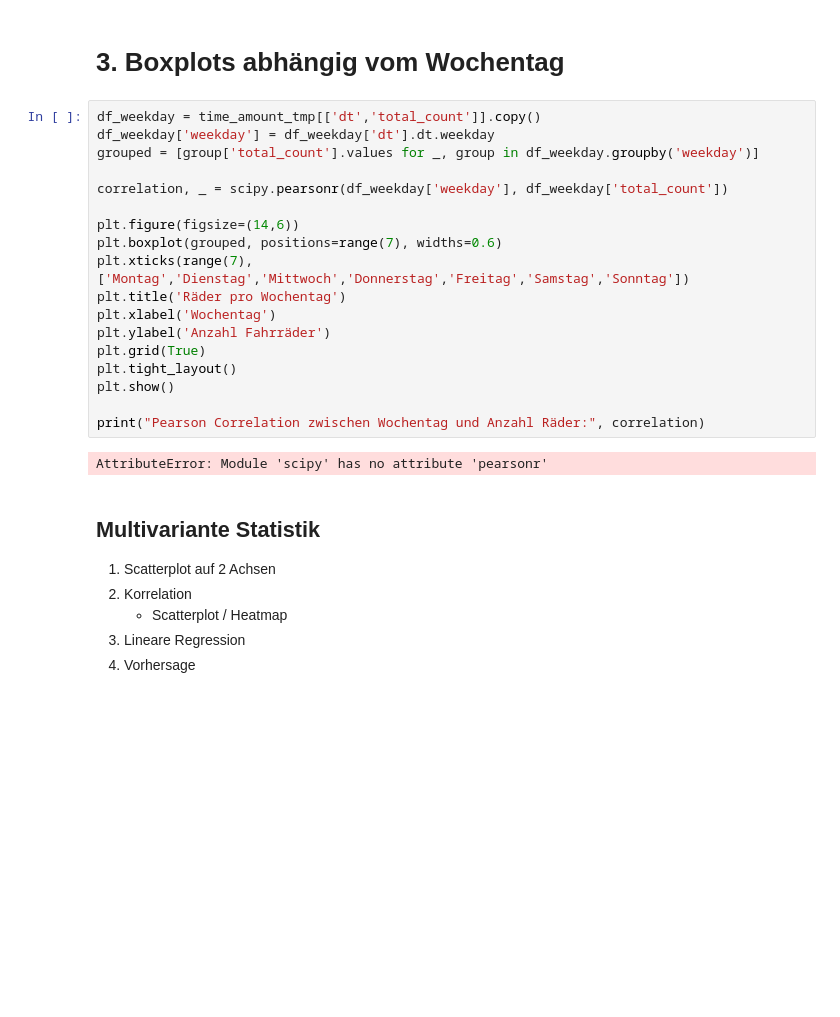
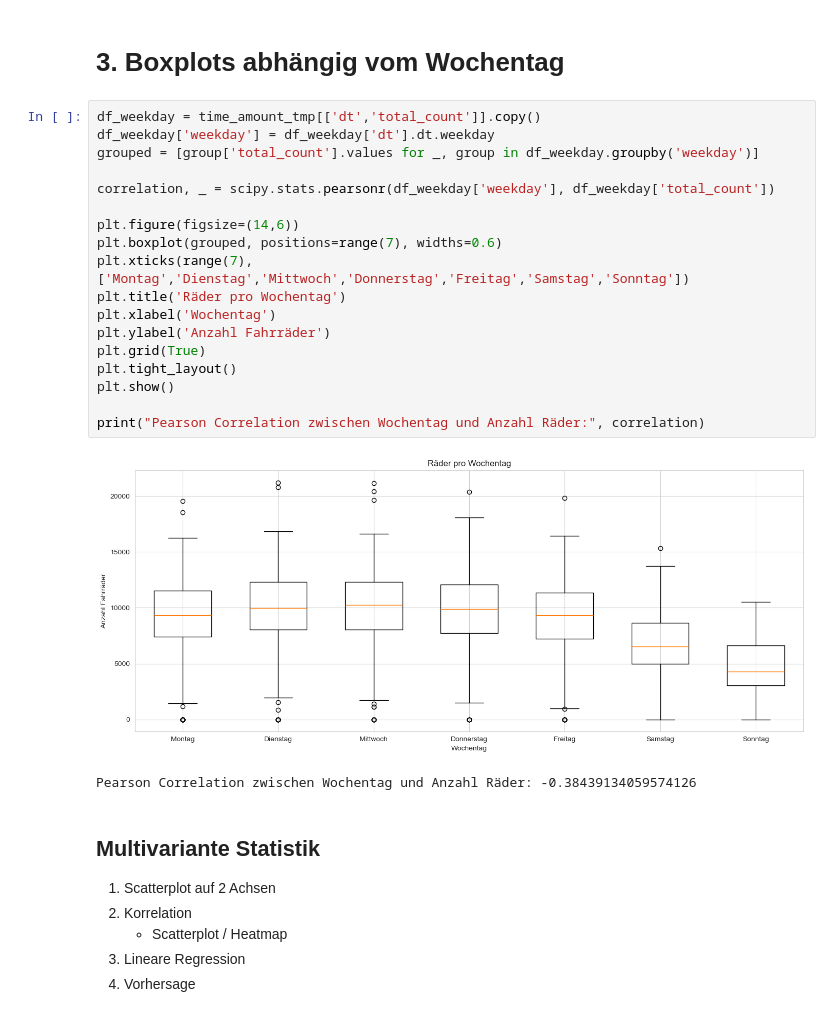
Before and after one commit to LordOfReinkeness/stochastik_SoSe25, a Jupyter notebook: fahrraeder.ipynb, the cells around one changed output. Drawn from its saved outputs; the diff is of its cells as text; blank space fills up the shorter version.

```diff
--- a/fahrraeder.ipynb
+++ b/fahrraeder.ipynb
@@ -419,23 +486,24 @@ Varianz: 14455083.104985783
 # %%
 df_weekday = time_amount_tmp[['dt','total_count']].copy()
 df_weekday['weekday'] = df_weekday['dt'].dt.weekday
 grouped = [group['total_count'].values for _, group in df_weekday.groupby('weekday')]
 
-correlation, _ = scipy.pearsonr(df_weekday['weekday'], df_weekday['total_count'])
+correlation, _ = scipy.stats.pearsonr(df_weekday['weekday'], df_weekday['total_count'])
 
 plt.figure(figsize=(14,6))
 plt.boxplot(grouped, positions=range(7), widths=0.6)
 plt.xticks(range(7), ['Montag','Dienstag','Mittwoch','Donnerstag','Freitag','Samstag','Sonntag'])
 plt.title('Räder pro Wochentag')
 plt.xlabel('Wochentag')
 plt.ylabel('Anzahl Fahrräder')
 plt.grid(True)
 plt.tight_layout()
 plt.show()
 
 print("Pearson Correlation zwischen Wochentag und Anzahl Räder:", correlation)
 # %% [output]
+[figure, added]
-AttributeError: Module 'scipy' has no attribute 'pearsonr'
+Pearson Correlation zwischen Wochentag und Anzahl Räder: -0.38439134059574126
 # %% [markdown]
 ## Multivariante Statistik
 
```
Also changed, not shown: parts of 12 cells of this notebook.
